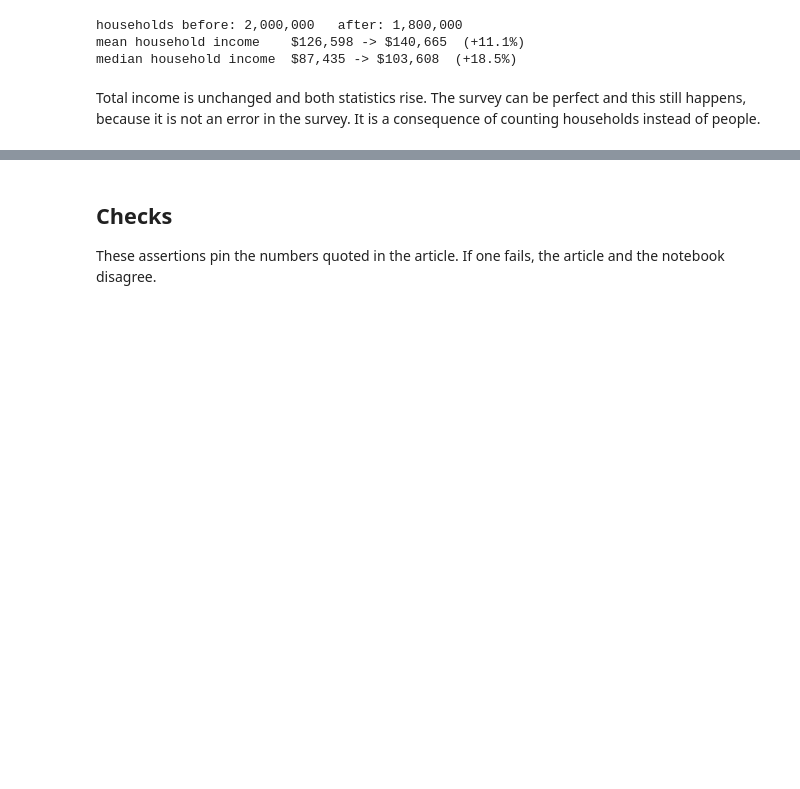
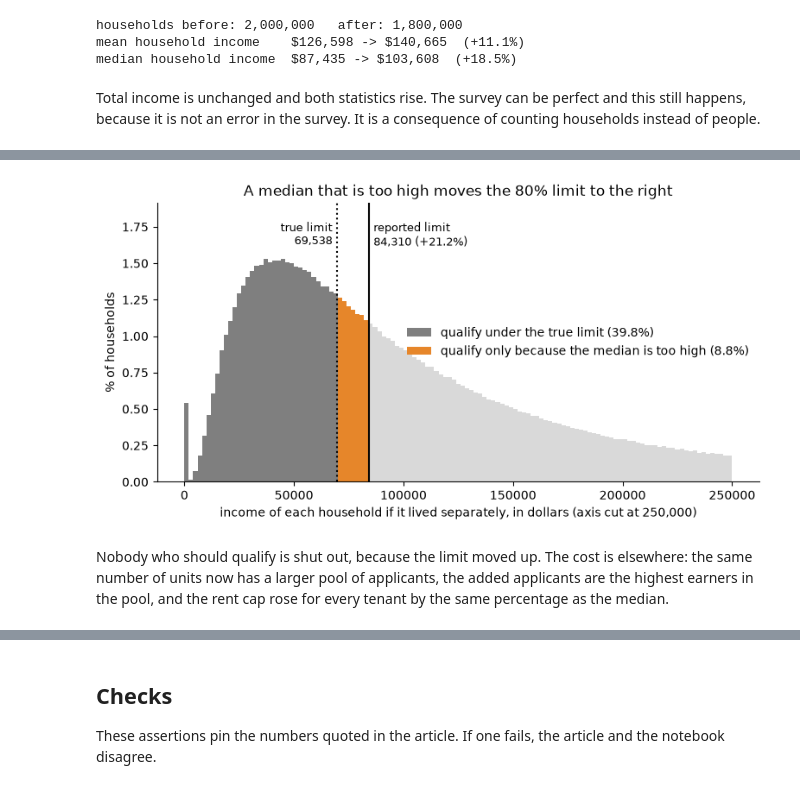
Before and after one commit to Alestainer/statistics-intuitions, a Jupyter notebook: notebooks/06-who-answers-the-income-survey.ipynb, the cells around one changed output, grey strips where cells are left out. Drawn from its saved outputs; the diff is of its cells as text; code cells hidden in the pictures; blank space fills up the shorter version.

```diff
--- a/notebooks/06-who-answers-the-income-survey.ipynb
+++ b/notebooks/06-who-answers-the-income-survey.ipynb
@@ -194,12 +194,13 @@ Keep the "poor answer less" shape and change only the gap between the top and bo
 # %%
 gaps = np.arange(0, 41, 5)  # percentage points between richest and poorest
 sweep_rng = np.random.default_rng(SEED + 1)
-mean_errors, median_errors = [], []
+mean_errors, median_errors, sweep_medians = [], [], []
 for gap in gaps:
     probability = 0.70 + (gap / 100) * (rank - 0.5)
     sample = run_survey(probability, sweep_rng)
     mean_errors.append(pct_error(sample.mean(), true_mean))
     median_errors.append(pct_error(np.median(sample), true_median))
+    sweep_medians.append(np.median(sample))
 
 for gap, mean_error, median_error in zip(gaps, mean_errors, median_errors):
     print(f"gap {gap:>2} points   mean {mean_error:+5.1f}%   median {median_error:+5.1f}%")
@@ -485,0 +533,35 @@ not an error in the survey. It is a consequence of counting households instead o
+# %%
+shown = "+ poor answer less (5-point gap)"
+reported_limit = limit_results[shown][0]
+bins = np.linspace(0, 250_000, 126)
+centers = (bins[:-1] + bins[1:]) / 2
+counts, _ = np.histogram(everyone, bins)
+share_per_bin = 100 * counts / len(everyone)
+
+fig, ax = plt.subplots(figsize=(9, 4.2))
+ax.bar(centers, share_per_bin, width=bins[1] - bins[0], color="#d9d9d9")
+qualifies = centers < true_limit
+by_error = (centers >= true_limit) & (centers < reported_limit)
+ax.bar(centers[qualifies], share_per_bin[qualifies], width=bins[1] - bins[0], color="#7f7f7f",
+       label=f"qualify under the true limit ({limit_results['truth'][2]:.1f}%)")
+ax.bar(centers[by_error], share_per_bin[by_error], width=bins[1] - bins[0], color="#e6862a",
+       label=f"qualify only because the median is too high ({limit_results[shown][3]:.1f}%)")
+ax.axvline(true_limit, color="black", linestyle=":")
+ax.axvline(reported_limit, color="black")
+top = share_per_bin[1:].max()
+ax.set_ylim(0, top * 1.25)
+ax.text(true_limit - 2_000, top * 1.17, f"true limit\n{true_limit:,.0f}", ha="right", va="top", fontsize=9)
+ax.text(reported_limit + 2_000, top * 1.17, f"reported limit\n{reported_limit:,.0f} ({limit_results[shown][1]:+.1f}%)",
+        ha="left", va="top", fontsize=9)
+ax.set_xlabel("income of each household if it lived separately, in dollars (axis cut at 250,000)")
+ax.set_ylabel("% of households")
+ax.set_title("A median that is too high moves the 80% limit to the right")
+ax.legend(loc="center right", frameon=False)
+ax.spines[["top", "right"]].set_visible(False)
+plt.show()
+# %% [output]
+[figure, added]
+# %% [markdown]
+Nobody who should qualify is shut out, because the limit moved up. The cost is elsewhere: the same number of units
+now has a larger pool of applicants, the added applicants are the highest earners in the pool, and the rent cap rose
+for every tenant by the same percentage as the median.
```
Also changed, not shown: parts of 31 cells of this notebook, 2 other files.
